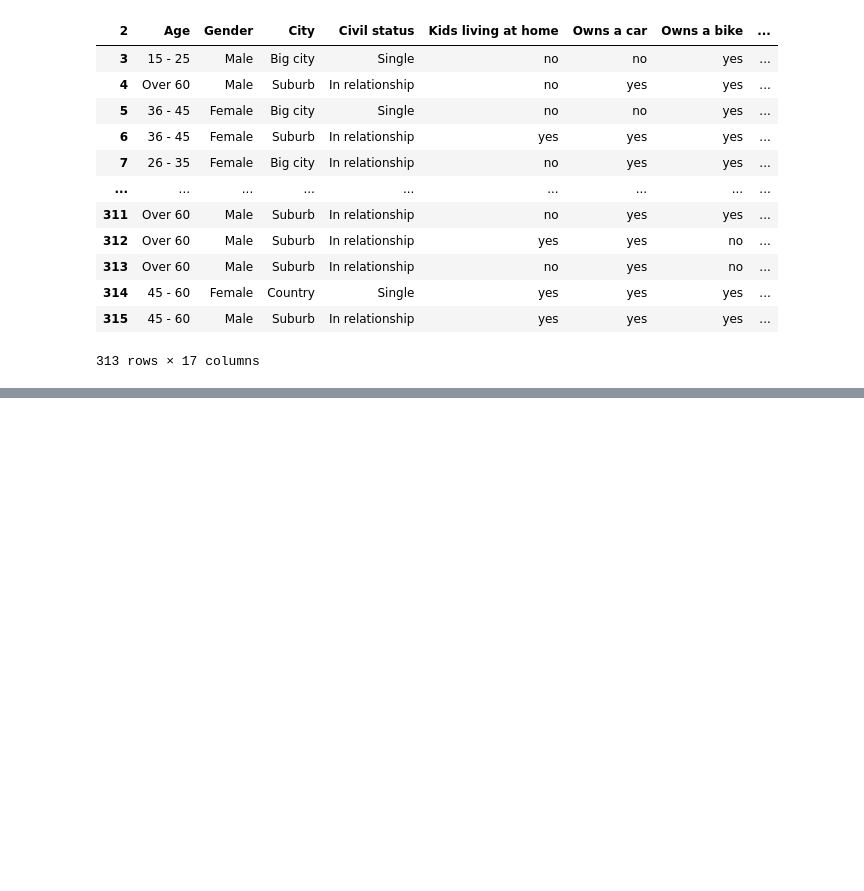
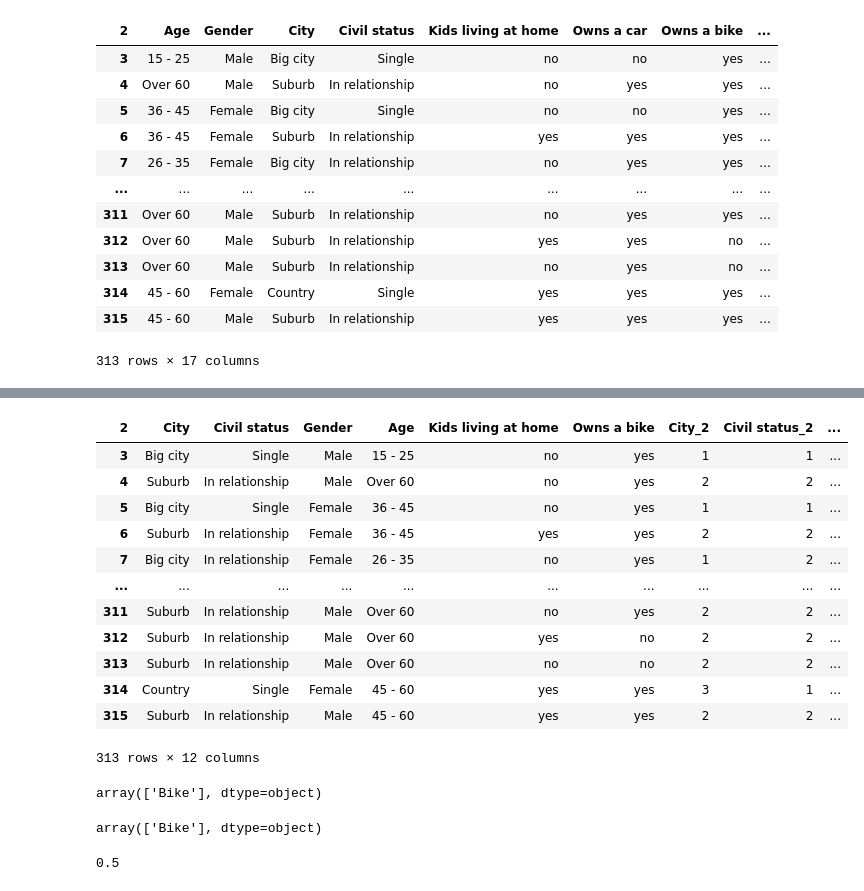
Before and after one commit to Tobiaskurland/data-science-mandatory-2, a Jupyter notebook: transport.ipynb, the cells around one changed output, grey strips where cells are left out. Cells and saved outputs as stored; diff of their text form; code cells hidden in the pictures; blank space fills up the shorter version.

```diff
--- a/transport.ipynb
+++ b/transport.ipynb
@@ -132,0 +192,32 @@ See the caveats in the documentation: https://pandas.pydata.org/pandas-docs/stab
+# %%
+X, y = convert_string_to_int(df, input_list, "Age")
+X
+# %% [output]
+| 2 | City | Civil status | Gender | Age | Kids living at home | Owns a bike | City_2 | Civil status_2 | ... |
+| 3 | Big city | Single | Male | 15 - 25 | no | yes | 1 | 1 | ... |
+| 4 | Suburb | In relationship | Male | Over 60 | no | yes | 2 | 2 | ... |
+| 5 | Big city | Single | Female | 36 - 45 | no | yes | 1 | 1 | ... |
+| 6 | Suburb | In relationship | Female | 36 - 45 | yes | yes | 2 | 2 | ... |
+| 7 | Big city | In relationship | Female | 26 - 35 | no | yes | 1 | 2 | ... |
+| ... | ... | ... | ... | ... | ... | ... | ... | ... | ... |
+| 311 | Suburb | In relationship | Male | Over 60 | no | yes | 2 | 2 | ... |
+| 312 | Suburb | In relationship | Male | Over 60 | yes | no | 2 | 2 | ... |
+| 313 | Suburb | In relationship | Male | Over 60 | no | no | 2 | 2 | ... |
+| 314 | Country | Single | Female | 45 - 60 | yes | yes | 3 | 1 | ... |
+| 315 | Suburb | In relationship | Male | 45 - 60 | yes | yes | 2 | 2 | ... |
+313 rows × 12 columns
+# %%
+prediction = predict_classification(df, [1, 1, 1, 1, 1, 1], input_list, "Transport to and from work", DecisionTreeClassifier())
+prediction
+# %% [output]
+array(['Bike'], dtype=object)
+# %%
+forest_prediction = predict_classification(df, [1, 1, 1, 1, 1, 1], input_list, "Transport to and from work", RandomForestClassifier())
+forest_prediction
+# %% [output]
+array(['Bike'], dtype=object)
+# %%
+score = classification_accuracy(df, [1, 1, 1, 1, 1, 1], input_list, "Transport to and from work", RandomForestClassifier(), 0.1)
+score
+# %% [output]
+0.5
```
Also changed, not shown: parts of 12 cells of this notebook, 2 other files.
